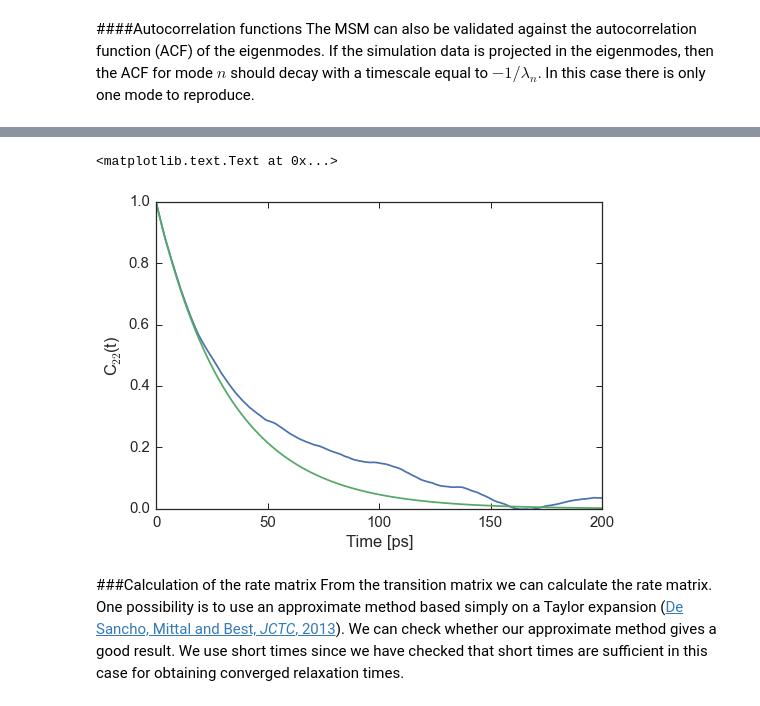
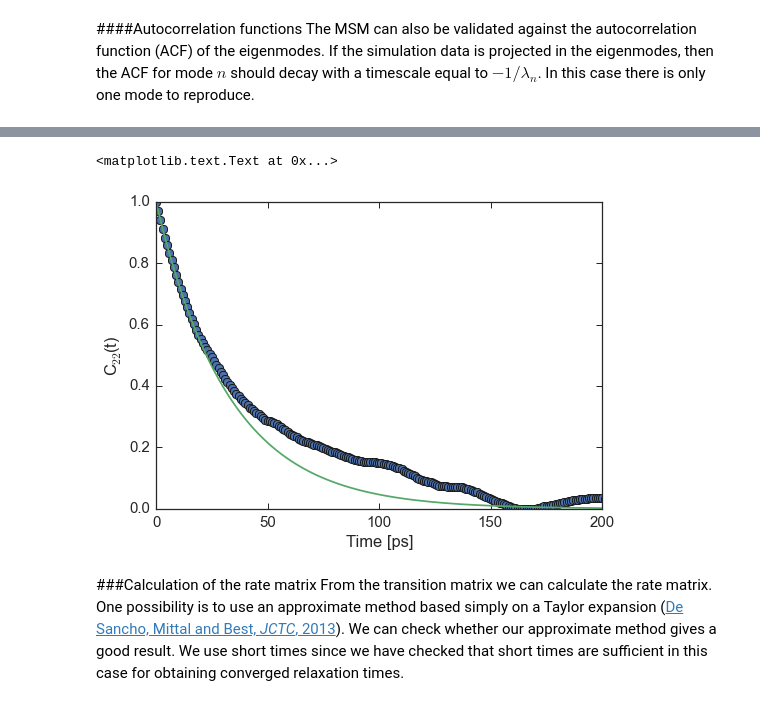
Before and after one commit to BioKT/MasterMSM, a Jupyter notebook: examples/alanine_dipeptide/ala_dipeptide.ipynb, the cells around one changed output, grey strips where cells are left out. Saved outputs shown, nothing was run; the diff lists cells and outputs as text; code cells hidden in the pictures.

```diff
--- a/examples/alanine_dipeptide/ala_dipeptide.ipynb
+++ b/examples/alanine_dipeptide/ala_dipeptide.ipynb
@@ -184,19 +139,19 @@ for m in [1]:
 # %%
 msm_alaTB.msms[2].do_trans(evecs=True)
 acf = msm_alaTB.msms[2].acf_mode()
 time = np.arange(len(acf[1]))*self.data[0].dt
 fig, ax = plt.subplots()
-ax.plot(time,acf[1])
+ax.plot(time,acf[1], 'o', mew=1, ms=8)
 ax.plot(time,np.exp(-time*1./msm_alaTB.msms[2].tauT[0]))
 
 ax.set_xlim(0,200)
 ax.set_ylim(0,1)
 
 ax.set_xlabel('Time [ps]')
 ax.set_ylabel('C$_{22}$(t)')
 # %% [output]
 <matplotlib.text.Text at 0x...>
-[figure, old version]
+[figure, new version]
 # %% [markdown]
 ###Calculation of the rate matrix
 From the transition matrix we can calculate the rate matrix. One possibility is to use an approximate method based simply on a Taylor expansion ([De Sancho, Mittal and Best, *JCTC*, 2013](http://dx.doi.org/10.1021/ct301033r)). We can check whether our approximate method gives a good result. We use short times since we have checked that short times are sufficient in this case for obtaining converged relaxation times.
```
Also changed, not shown: parts of 1 cell of this notebook.
